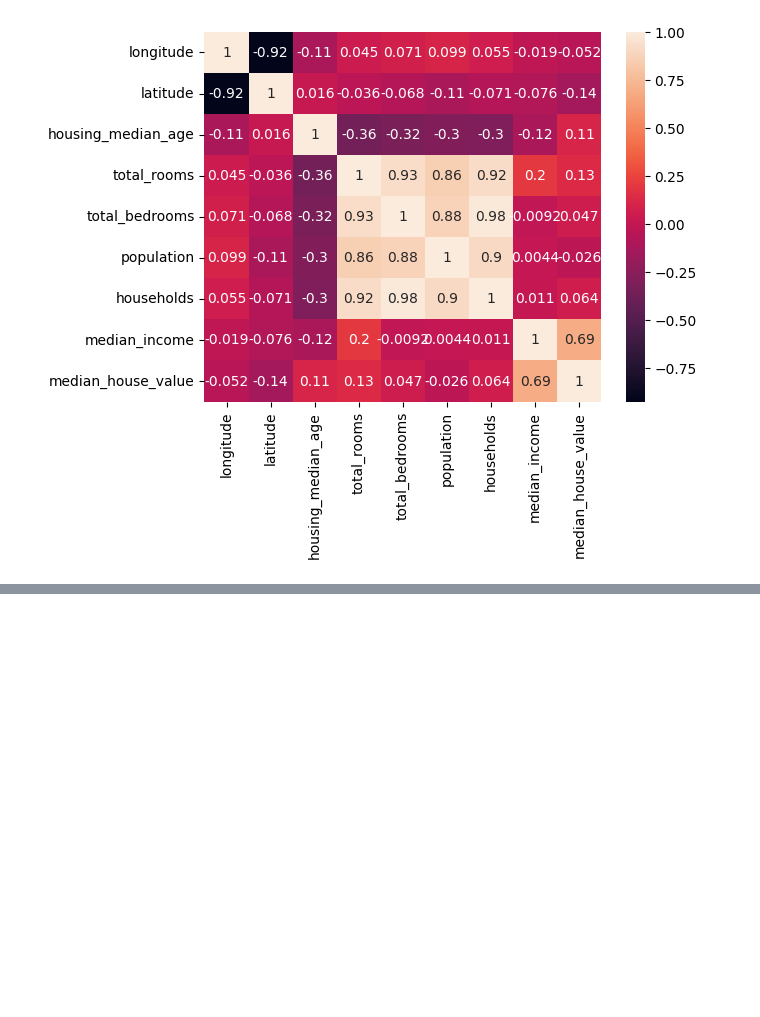
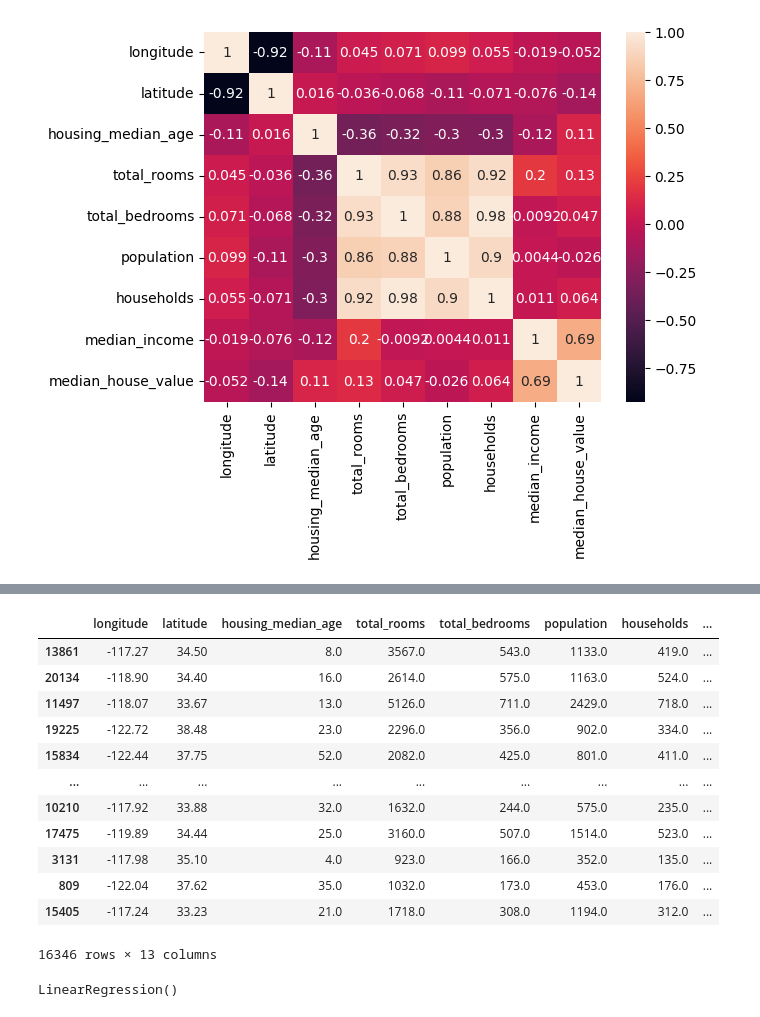
Before and after one commit to AbhishekRathore1210/Zillow-Project, a Jupyter notebook: PROJECT.ipynb, the cells around one changed output, grey strips where cells are left out. Cells and saved outputs as stored; diff of their text form; code cells hidden in the pictures; blank space fills up the shorter version.

```diff
--- a/PROJECT.ipynb
+++ b/PROJECT.ipynb
@@ -176,0 +197,27 @@ sns.heatmap(train_data.corr(),annot=True)
+# %%
+y_train = train_data['median_house_value']
+x_train = train_data.drop(['median_house_value'],axis=1)
+# %%
+x_train
+# %% [output]
+|  | longitude | latitude | housing_median_age | total_rooms | total_bedrooms | population | households | ... |
+| 13861 | -117.27 | 34.50 | 8.0 | 3567.0 | 543.0 | 1133.0 | 419.0 | ... |
+| 20134 | -118.90 | 34.40 | 16.0 | 2614.0 | 575.0 | 1163.0 | 524.0 | ... |
+| 11497 | -118.07 | 33.67 | 13.0 | 5126.0 | 711.0 | 2429.0 | 718.0 | ... |
+| 19225 | -122.72 | 38.48 | 23.0 | 2296.0 | 356.0 | 902.0 | 334.0 | ... |
+| 15834 | -122.44 | 37.75 | 52.0 | 2082.0 | 425.0 | 801.0 | 411.0 | ... |
+| ... | ... | ... | ... | ... | ... | ... | ... | ... |
+| 10210 | -117.92 | 33.88 | 32.0 | 1632.0 | 244.0 | 575.0 | 235.0 | ... |
+| 17475 | -119.89 | 34.44 | 25.0 | 3160.0 | 507.0 | 1514.0 | 523.0 | ... |
+| 3131 | -117.98 | 35.10 | 4.0 | 923.0 | 166.0 | 352.0 | 135.0 | ... |
+| 809 | -122.04 | 37.62 | 35.0 | 1032.0 | 173.0 | 453.0 | 176.0 | ... |
+| 15405 | -117.24 | 33.23 | 21.0 | 1718.0 | 308.0 | 1194.0 | 312.0 | ... |
+16346 rows × 13 columns
+# %%
+from sklearn.linear_model import LinearRegression
+
+regression=LinearRegression()
+
+regression.fit(x_train,y_train)
+# %% [output]
+LinearRegression()
```
Also changed, not shown: parts of 16 cells of this notebook.
